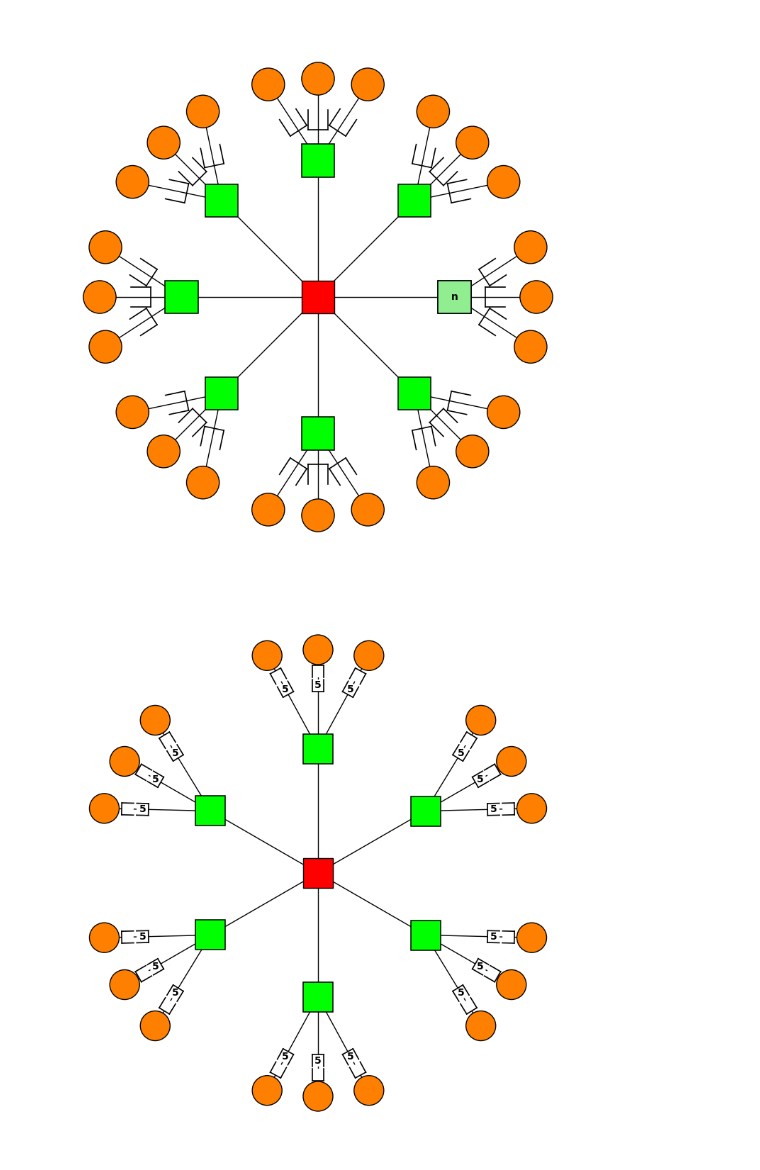
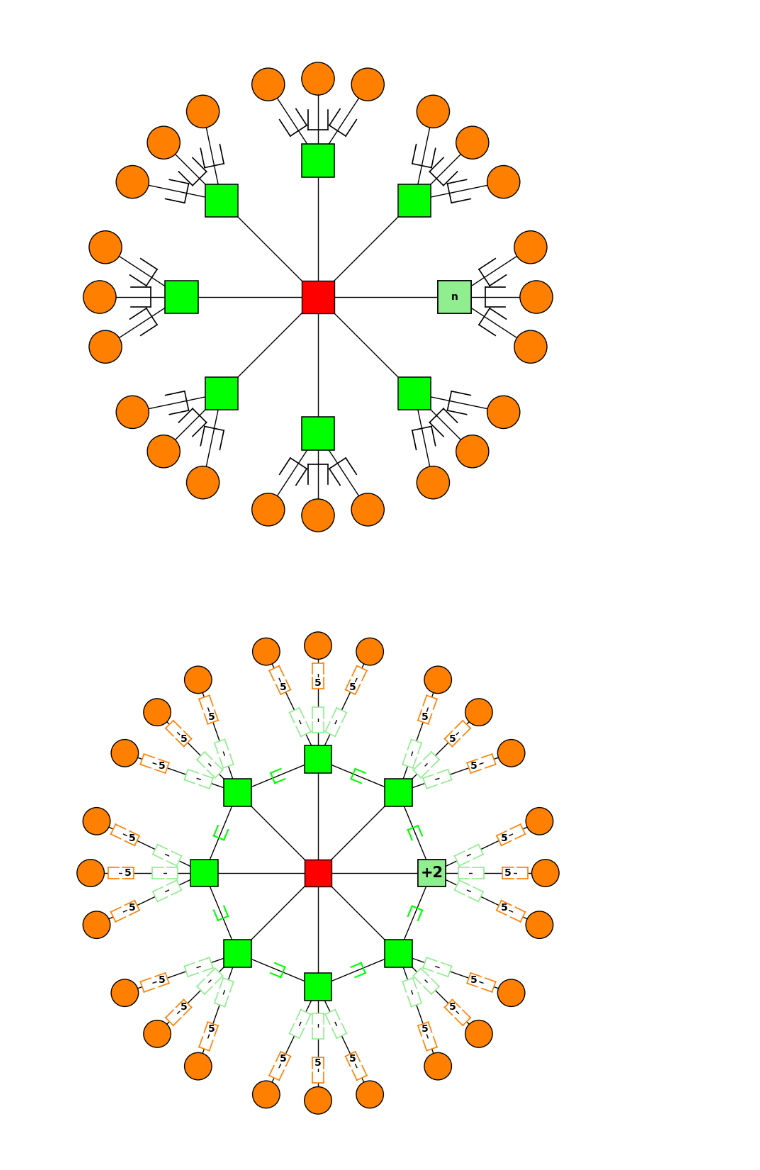
Before and after one commit to ArturRoyal/Wheel_Topologie, a Jupyter notebook: wheel new version.ipynb, the cells around one changed output. Cells and saved outputs as stored; diff of their text form; code cells hidden in the pictures.

```diff
--- a/wheel new version.ipynb
+++ b/wheel new version.ipynb
@@ -163,7 +163,7 @@ def draw_graph_grouped(num_green, num_orange_per_green,
                        circle_instead_of_star=True, show_n_instead_of_number=False, buffer_number=None):
 
     # Sizes of elements and radii
-    outer_radius=11
+    outer_radius=10
     inner_radius=5
     group_spread=0.23
     square_size=1.2
@@ -194,6 +194,16 @@ def draw_graph_grouped(num_green, num_orange_per_green,
         extra_count = num_green - max_display_green_nodes
         right_angle = 0
         extra_pos = (inner_radius * np.cos(right_angle), inner_radius * np.sin(right_angle))
+    # ...existing code...
+
+    # Draw open squares between green squares
+    for i in range(len(green_positions)):
+        x1, y1 = green_positions[i]
+        x2, y2 = green_positions[(i + 1) % len(green_positions)]
+        mx = (x1 + x2) / 2
+        my = (y1 + y2) / 2
+        angle_deg = np.rad2deg(np.arctan2(y2 - y1, x2 - x1))
+        draw_open_square(ax, (mx, my), size=square_size * 0.4, color='#00ff00', linewidth=1.5, angle_deg=angle_deg+90)
 
     # Lines from the center to the green squares
     for x, y in green_positions:
@@ -237,7 +247,7 @@ def draw_graph_grouped(num_green, num_orange_per_green,
             sqx = (x + gx) / 2
             sqy = (y + gy) / 2
             angle_deg = np.rad2deg(np.arctan2(gy - sqy, gx - sqx)) - 90
-            draw_open_square(ax, (sqx, sqy), size=square_size * 0.6, color='black', linewidth=1.2, angle_deg=angle_deg)
+            draw_open_square(ax, (sqx, sqy), size=square_size * 0.6, color=(1, 0.5, 0), linewidth=1.2, angle_deg=angle_deg)
             # Draw number in open square
             number = buffer_number if buffer_number is not None else (i + 1)
             ax.text(sqx, sqy, str(number), color="black", fontsize=10, ha="center", va="center", fontweight="bold", zorder=6)
@@ -248,39 +258,52 @@ def draw_graph_grouped(num_green, num_orange_per_green,
                 gx = outer_radius * np.cos(angle + offset)
                 gy = outer_radius * np.sin(angle + offset)
                 circle = patches.Circle((gx, gy), circle_size, facecolor=(1, 0.5, 0), edgecolor="black", linewidth=1, zorder=4)
                 ax.add_patch(circle)
                 ax.plot([x, gx], [y, gy], color="black", linewidth=1, zorder=1)
                 # Open square in the center between green and orange (increased by 50%)
-                sqx = x + (gx - x) * 0.64
-                sqy = y + (gy - y) * 0.64
-                sqx1 = x + (gx - x) * 0.78
-                sqy1 = y + (gy - y) * 0.78
 
+
+                sqx = x + (gx - x) * 0.67
+                sqy = y + (gy - y) * 0.67
                 angle_deg = np.rad2deg(np.arctan2(gy - sqy, gx - sqx)) - 90
-                draw_open_square(ax, (sqx, sqy), size=square_size * 0.4, color='black', linewidth=1.2, angle_deg=angle_deg)
-                draw_open_square(ax, (sqx1, sqy1), size=square_size * 0.4, color='black', linewidth=1.2, angle_deg=angle_deg + 180)
+                draw_open_square(ax, (sqx, sqy), size=square_size * 0.4, color=(1, 0.5, 0), linewidth=1.2, angle_deg=angle_deg)
+
+
+                sqx1 = x + (gx - x) * 0.80
+                sqy1 = y + (gy - y) * 0.80
+                draw_open_square(ax, (sqx1, sqy1), size=square_size * 0.4, color=(1, 0.5, 0), linewidth=1.2, angle_deg=angle_deg + 180)
+
+                sqx2 = x + (gx - x) * 0.28
+                sqy2 = y + (gy - y) * 0.28
+                draw_open_square(ax, (sqx2, sqy2), size=square_size * 0.4, color='#90ee90', linewidth=1.2, angle_deg=angle_deg)
+
+
+                sqx3 = x + (gx - x) * 0.41
+                sqy3 = y + (gy - y) * 0.41
+                draw_open_square(ax, (sqx3, sqy3), size=square_size * 0.4, color='#90ee90', linewidth=1.2, angle_deg=angle_deg + 180)
+
 
                 # Draw number in open square
                 offset = -square_size * 0.15
                 number = buffer_number if buffer_number is not None else (j + 1)
                 ax.text(sqx, sqy, str(number), color="black", fontsize=10, ha="center", va="center", fontweight="bold", zorder=12)
 
     ax.set_aspect('equal')
     ax.set_xlim(-outer_radius - 2, outer_radius + 2)
     ax.set_ylim(-outer_radius - 2, outer_radius + 2)
     ax.axis('off')
 
     # Save image in pdf, svg, jpg, png formats
     plt.savefig("graph_output.pdf", bbox_inches='tight')
     plt.savefig("graph_output.svg", bbox_inches='tight')
     plt.savefig("graph_output.jpg", bbox_inches=None, dpi=200)  # 2000x2000 px
     plt.savefig("graph_output.png", bbox_inches=None, dpi=200)  # 2000x2000 px
 
     plt.show()
 
 # Example usage:
-draw_graph_grouped(num_green=6, num_orange_per_green=3,
-                   circle_instead_of_star=False, show_n_instead_of_number=False,
+draw_graph_grouped(num_green=10, num_orange_per_green=3,
+                   circle_instead_of_star=True, show_n_instead_of_number=False,
                    buffer_number=5)
 # %% [output]
-[figure, old version]
+[figure, new version]
```
